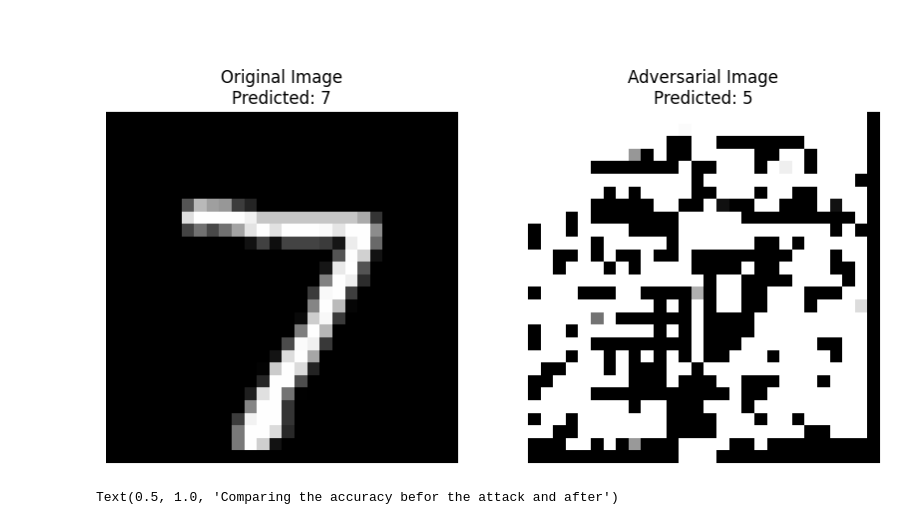
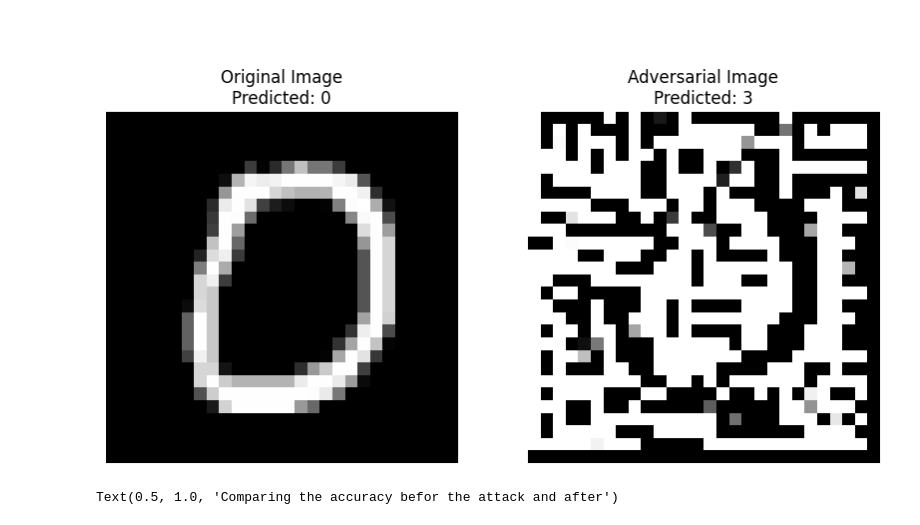
Before and after one commit to adnan32/project-AI-security-, a Jupyter notebook: CNN_DeepFool_MNIST copy.ipynb, the cells around one changed output. Drawn from its saved outputs; the diff is of its cells as text; code cells hidden in the pictures.

Commit message:
correcting defens x_test, x_test_adv

```diff
--- a/CNN_DeepFool_MNIST copy.ipynb
+++ b/CNN_DeepFool_MNIST copy.ipynb
@@ -25,9 +25,9 @@ model = Sequential([
 
 # Compile the model
 model.compile(optimizer='adam', loss='categorical_crossentropy', metrics=['accuracy'])
-
+with tf.device('/GPU:0'):
 # Train the model
-model.fit(x_train, y_train, validation_data=(x_test, y_test), epochs=3)
+    model.fit(x_train, y_train, validation_data=(x_test, y_test), epochs=3)
 # %% [output]
 WARNING:tensorflow:From c:\Users\adnan\anaconda3\envs\new\lib\site-packages\keras\src\losses.py:2976: The name tf.losses.sparse_softmax_cross_entropy is deprecated. Please use tf.compat.v1.losses.spar ...
 
@@ -79,5 +76,5 @@ classifier = TensorFlowV2Classifier(
 attack = DeepFool(classifier)
 
 # Generate adversarial test examples
-x_test_adv = attack.generate(x_test)
+x_test_adv = attack.generate(x_test,y_test)
 # %% [output]
@@ -98,36 +95,36 @@ import numpy as np
 import matplotlib.pyplot as plt
 
 # Let's select the first image in the test set for comparison
-original_image = x_test[0]
-adversarial_image = x_test_adv[0]
+original_image = x_test[10]
+adversarial_image = x_test_adv[10]
 
 # Predictions before the attack
 original_pred = classifier.predict(np.array([original_image]))
 # Predictions after the attack
 adversarial_pred = classifier.predict(np.array([adversarial_image]))
 
 # Reshape images for plotting
 original_image = original_image.reshape(28, 28)
 adversarial_image = adversarial_image.reshape(28, 28)
 
 # Plot the original and adversarial images
 plt.figure(figsize=(10, 5))
 
 # Original image
 plt.subplot(1, 2, 1)
 plt.imshow(original_image, cmap='gray')
 plt.title(f"Original Image\nPredicted: {np.argmax(original_pred)}")
 plt.axis('off')
 
 # Adversarial image
 plt.subplot(1, 2, 2)
 plt.imshow(adversarial_image, cmap='gray')
 plt.title(f"Adversarial Image\nPredicted: {np.argmax(adversarial_pred)}")
 plt.axis('off')
 
 plt.show()
 # %% [output]
-[figure, old version]
+[figure, new version]
 # %%
 comparing_accuracy=[accuracy_orginal*100,accuracy_attack*100]
 plt.bar(["Original","Attack"],comparing_accuracy)
```
Also changed, not shown: parts of 8 cells of this notebook, 1 other file.
